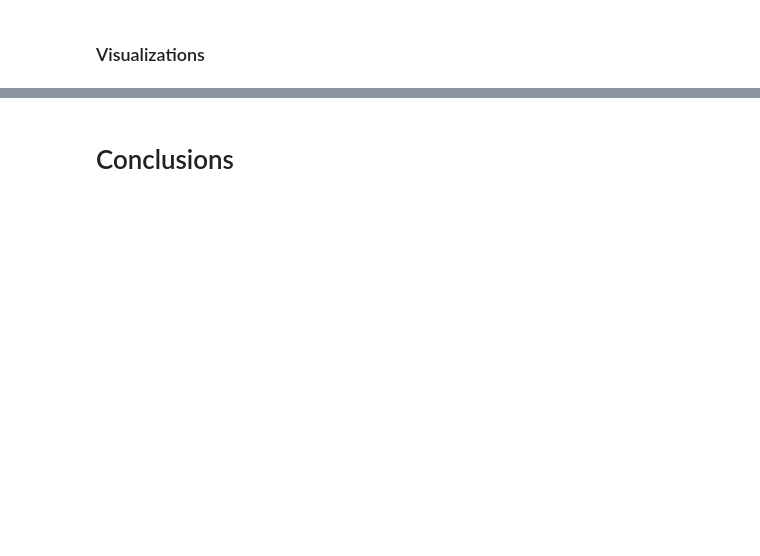
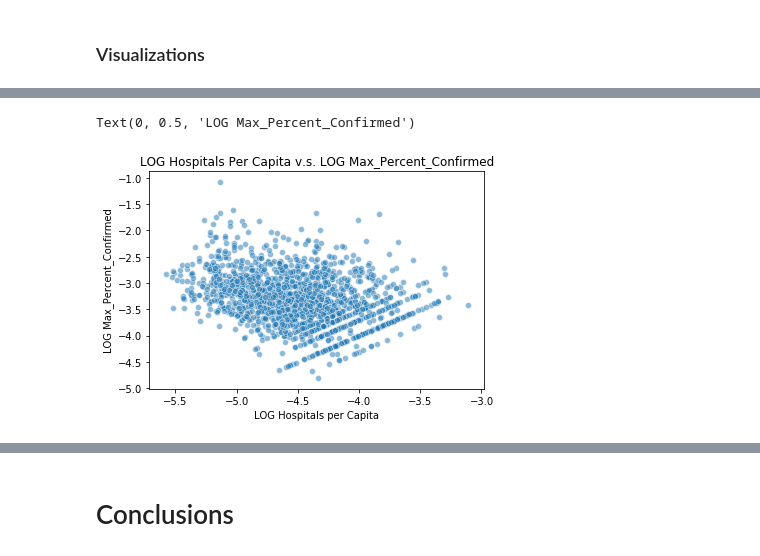
Before and after one commit to aislinliu/d100-final-proj, a Jupyter notebook: d100 final proj essentials.ipynb, the cells around one changed output, grey strips where cells are left out. Cells and saved outputs as stored; diff of their text form; code cells hidden in the pictures; blank space fills up the shorter version.

```diff
--- a/d100 final proj essentials.ipynb
+++ b/d100 final proj essentials.ipynb
@@ -303,0 +392,9 @@ Selected Features:
+# %%
+#Was plotted above in feature exploration but wanted to compare with other strong influence features here
+sns.scatterplot(x=np.log10(train["Hospitals Per Capita"]), y=np.log10(train["Max_Percent_Confirmed"]), alpha=.5)
+plt.title("LOG Hospitals Per Capita v.s. LOG Max_Percent_Confirmed")
+plt.xlabel("LOG Hospitals per Capita")
+plt.ylabel("LOG Max_Percent_Confirmed")
+# %% [output]
+Text(0, 0.5, 'LOG Max_Percent_Confirmed')
+[figure, added]
```
Also changed, not shown: parts of 32 cells of this notebook, 2 other files.
